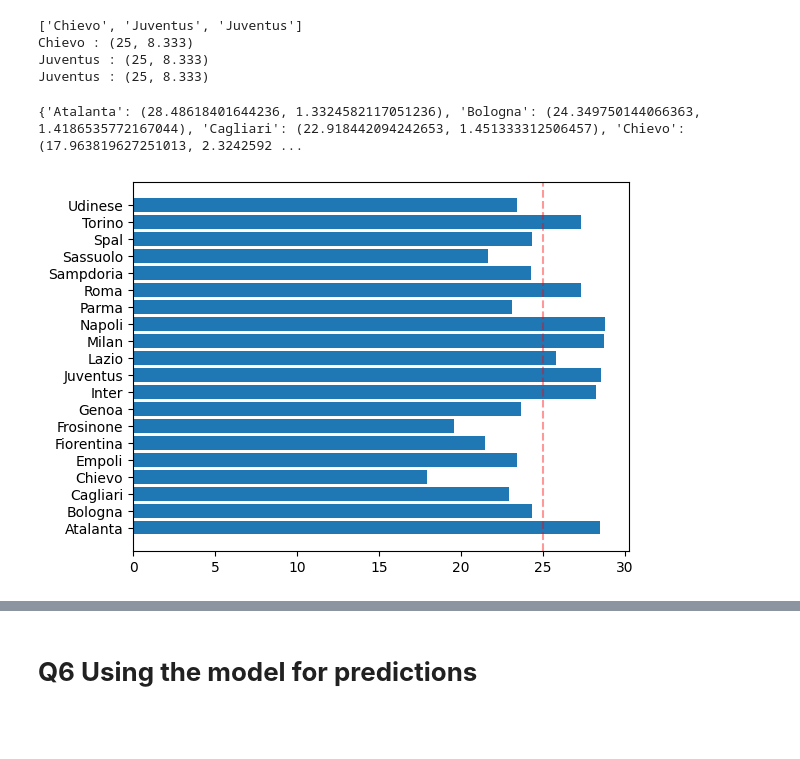
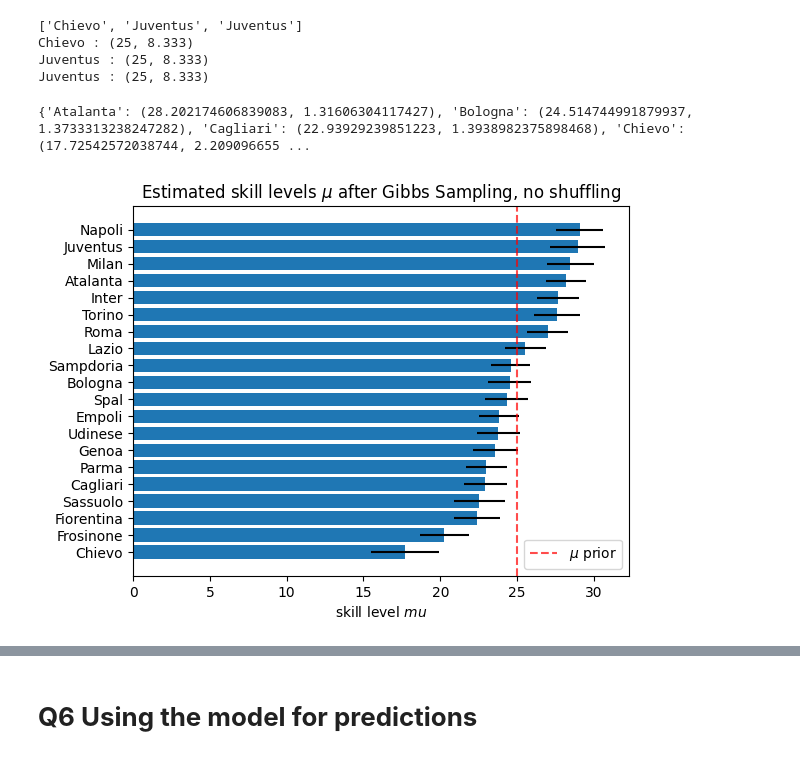
Before and after one commit to dannem1337/trueskill_py, a Jupyter notebook: APML_Gibbs_+_ADF.ipynb, the cells around one changed output, grey strips where cells are left out. Cells and saved outputs as stored; diff of their text form; code cells hidden in the pictures; blank space fills up the shorter version.

```diff
--- a/APML_Gibbs_+_ADF.ipynb
+++ b/APML_Gibbs_+_ADF.ipynb
@@ -281,7 +281,7 @@ plt.show()
 #Copy "Raw"
 import pandas as pd
 
-url = 'https://raw.githubusercontent.com/dannem1337/APML-Project/refs/heads/main/data/SerieA.csv?token=GHSAT0AAAAAACXOR42WBOB3VCKNBSQKRBM6ZXT3AEA'
+url = 'https://raw.githubusercontent.com/dannem1337/APML-Project/refs/heads/main/data/SerieA.csv?token=GHSAT0AAAAAACXOR42WTMF422SMTEA3XBPYZXWLCXA'
 serieA = pd.read_csv(url, na_values='?', dtype={'ID': str}).dropna()
 print(serieA)
 # %% [output]
@@ -510,7 +510,7 @@ def serieA_gibbs_sampler(num_iterations, y, burn_in, mu1, mu2, sigma1, sigma2):
     return np.array(samples_s1), np.array(samples_s2)
 
 def update_ranking(teams_dict, y, team1, team2, mu1, mu2, sigma1, sigma2):
-    num_iterations = 1000
+    num_iterations = 10000
     burn_in = 50
     samples_s1, samples_s2 = serieA_gibbs_sampler(num_iterations, y, burn_in, mu1, mu2, sigma1, sigma2)
 
@@ -530,13 +530,20 @@ for index, row in serieA.iterrows():
 
 print(All_teams_dict)
 # %% [output]
-{'Atalanta': (28.48618401644236, 1.3324582117051236), 'Bologna': (24.349750144066363, 1.4186535772167044), 'Cagliari': (22.918442094242653, 1.451333312506457), 'Chievo': (17.963819627251013, 2.3242592 ...
+{'Atalanta': (28.202174606839083, 1.31606304117427), 'Bologna': (24.514744991879937, 1.3733313238247282), 'Cagliari': (22.93929239851223, 1.3938982375898468), 'Chievo': (17.72542572038744, 2.209096655 ...
 # %%
-teams_list = list(All_teams_dict.keys())
-skills_list = [i[0] for i in list(All_teams_dict.values())]
+teams_sorted_by_skill = dict(sorted(All_teams_dict.items(), key=lambda x: x[1][0]))
 
-plt.barh(teams_list, skills_list)
-plt.axvline(x=25, color='red', linestyle='--', label='sigma prior', alpha=0.4)
+sorted_teams_list = list(teams_sorted_by_skill.keys())
+sorted_skills_list = [i[0] for i in list(teams_sorted_by_skill.values())]
+sorted_uncertainty_list = [i[1] for i in list(teams_sorted_by_skill.values())]
+
+plt.barh(sorted_teams_list, sorted_skills_list, xerr=sorted_uncertainty_list)
+plt.axvline(x=25, color='red', linestyle='--', label=r'$\mu$ prior', alpha=0.7)
+
+plt.title(r'Estimated skill levels $\mu$ after Gibbs Sampling, no shuffling')
+plt.xlabel('skill level $mu$')
+plt.legend()
 plt.show()
 # %% [output]
-[figure, old version]
+[figure, new version]
```
Also changed, not shown: parts of 14 cells of this notebook.
